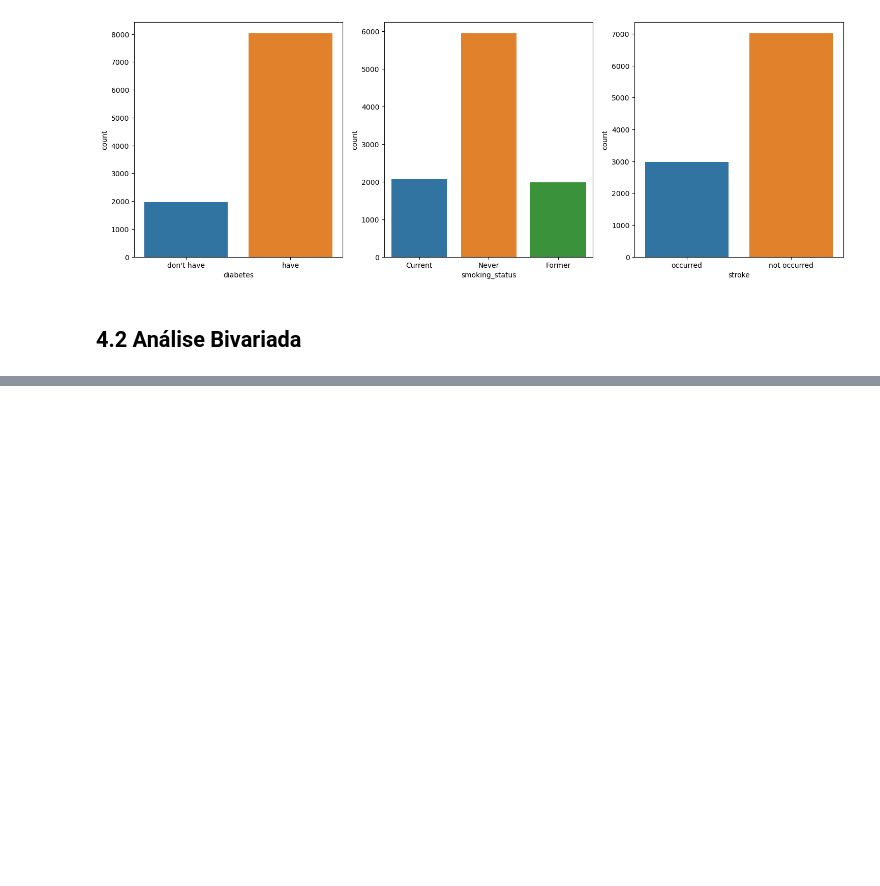
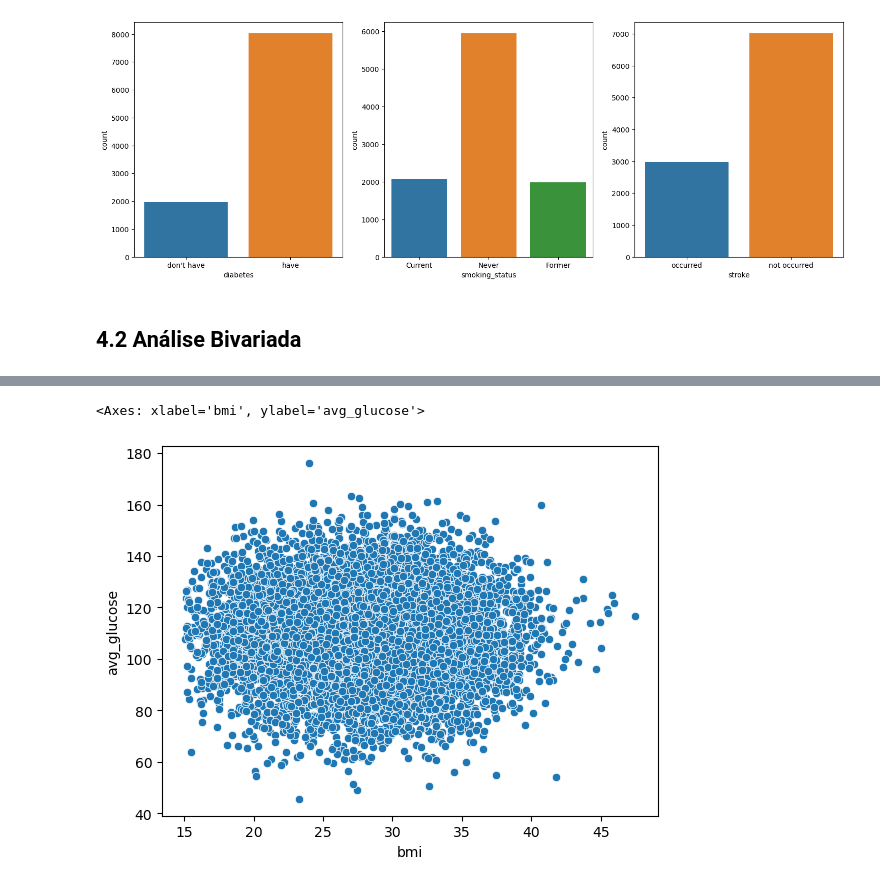
Before and after one commit to P-E-N-T-E-S/Analise-Dados-AVC, a Jupyter notebook: Stroke_analytics.ipynb, the cells around one changed output, grey strips where cells are left out. Cells and saved outputs as stored; diff of their text form; code cells hidden in the pictures; blank space fills up the shorter version.

```diff
--- a/Stroke_analytics.ipynb
+++ b/Stroke_analytics.ipynb
@@ -258,0 +274,6 @@ df3 = df2.copy()
+# %%
+aux1 = df3[["bmi", "avg_glucose"]]
+sns.scatterplot(data=aux1, x="bmi", y="avg_glucose")
+# %% [output]
+<Axes: xlabel='bmi', ylabel='avg_glucose'>
+[figure, added]
```
Also changed, not shown: parts of 10 cells of this notebook.
